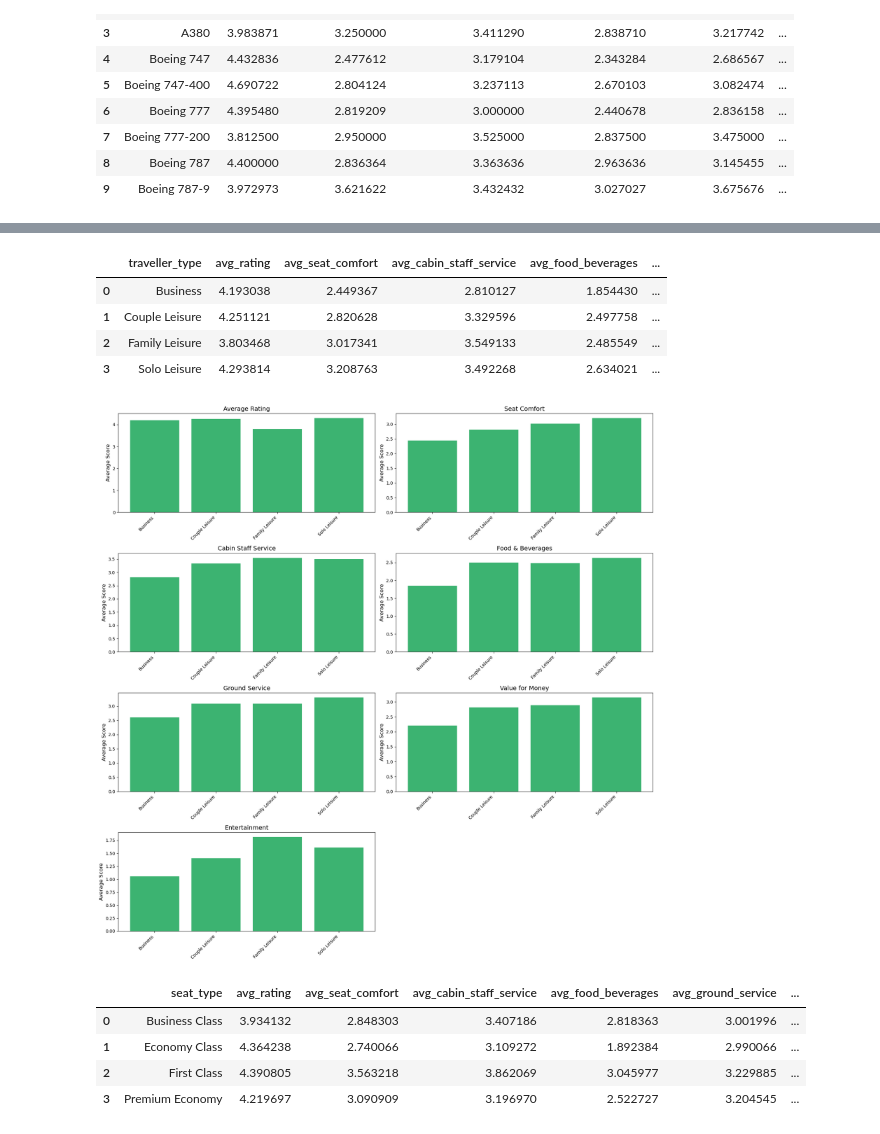
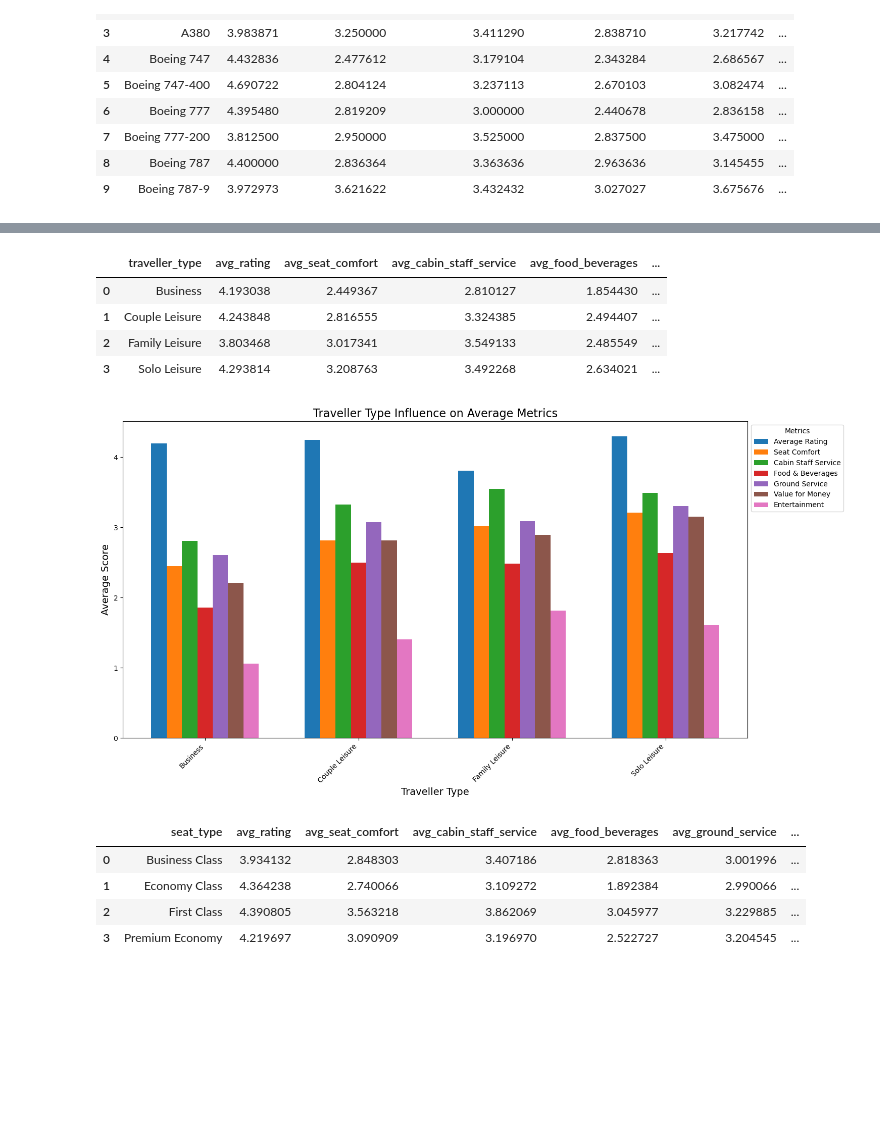
Before and after one commit to MuiruKamau/British-Airline-Reviews-Analysis, a Jupyter notebook: ba.ipynb, the cells around one changed output, grey strips where cells are left out. Cells and saved outputs as stored; diff of their text form; code cells hidden in the pictures; blank space fills up the shorter version.

```diff
--- a/ba.ipynb
+++ b/ba.ipynb
@@ -121,0 +152,3 @@ countries.loc[countries["Country"] == 'Sark', 'Code'] = 'SRK'
+# %%
+most_frequent_type = ba_reviews['traveller_type'].mode()[0]
+ba_reviews['traveller_type'].fillna(most_frequent_type, inplace=True)
@@ -549,33 +699,47 @@ traveller_type_influence
 # %% [output]
 |  | traveller_type | avg_rating | avg_seat_comfort | avg_cabin_staff_service | avg_food_beverages | ... |
 | 0 | Business | 4.193038 | 2.449367 | 2.810127 | 1.854430 | ... |
-| 1 | Couple Leisure | 4.251121 | 2.820628 | 3.329596 | 2.497758 | ... |
+| 1 | Couple Leisure | 4.243848 | 2.816555 | 3.324385 | 2.494407 | ... |
 | 2 | Family Leisure | 3.803468 | 3.017341 | 3.549133 | 2.485549 | ... |
 | 3 | Solo Leisure | 4.293814 | 3.208763 | 3.492268 | 2.634021 | ... |
 # %%
-# Set up the figure for multiple bar charts
+import numpy as np
+import matplotlib.pyplot as plt
+
+# Metrics and titles
 metrics = [
     'avg_rating', 'avg_seat_comfort', 'avg_cabin_staff_service',
     'avg_food_beverages', 'avg_ground_service', 'avg_value_for_money', 'avg_entertainment'
 ]
 titles = [
     'Average Rating', 'Seat Comfort', 'Cabin Staff Service',
     'Food & Beverages', 'Ground Service', 'Value for Money', 'Entertainment'
 ]
 
-# Create subplots for each metric
-plt.figure(figsize=(18, 18))
-for i, (metric, title) in enumerate(zip(metrics, titles)):
-    plt.subplot(4, 2, i + 1)
-    plt.bar(traveller_type_influence['traveller_type'], traveller_type_influence[metric], color='mediumseagreen')
-    plt.title(title, fontsize=14)
-    plt.xticks(rotation=45, ha='right', fontsize=10)
-    plt.ylabel('Average Score', fontsize=12)
-    plt.tight_layout()
+# Prepare data for grouped bar chart
+traveller_types = traveller_type_influence['traveller_type']
+x = np.arange(len(traveller_types))  # X-axis positions
+width = 0.1  # Width of each bar
 
+# Set up the figure
+plt.figure(figsize=(15, 8))
+
+# Plot each metric as a grouped bar
+for i, metric in enumerate(metrics):
+    plt.bar(x + i * width, traveller_type_influence[metric], width, label=titles[i])
+
+# Add labels, title, and legend
+plt.xticks(x + width * (len(metrics) - 1) / 2, traveller_types, rotation=45, ha='right', fontsize=10)
+plt.title('Traveller Type Influence on Average Metrics', fontsize=16)
+plt.xlabel('Traveller Type', fontsize=14)
+plt.ylabel('Average Score', fontsize=14)
+plt.legend(title='Metrics', fontsize=10, loc='upper left', bbox_to_anchor=(1, 1))
+plt.tight_layout()
+
+# Show the chart
 plt.show()
 # %% [output]
-[figure, old version]
+[figure, new version]
 # %%
 # Group data by seat type and calculate average metrics
 seat_type_influence = merged_data.groupby('seat_type').agg(
```
Also changed, not shown: parts of 16 cells of this notebook.
